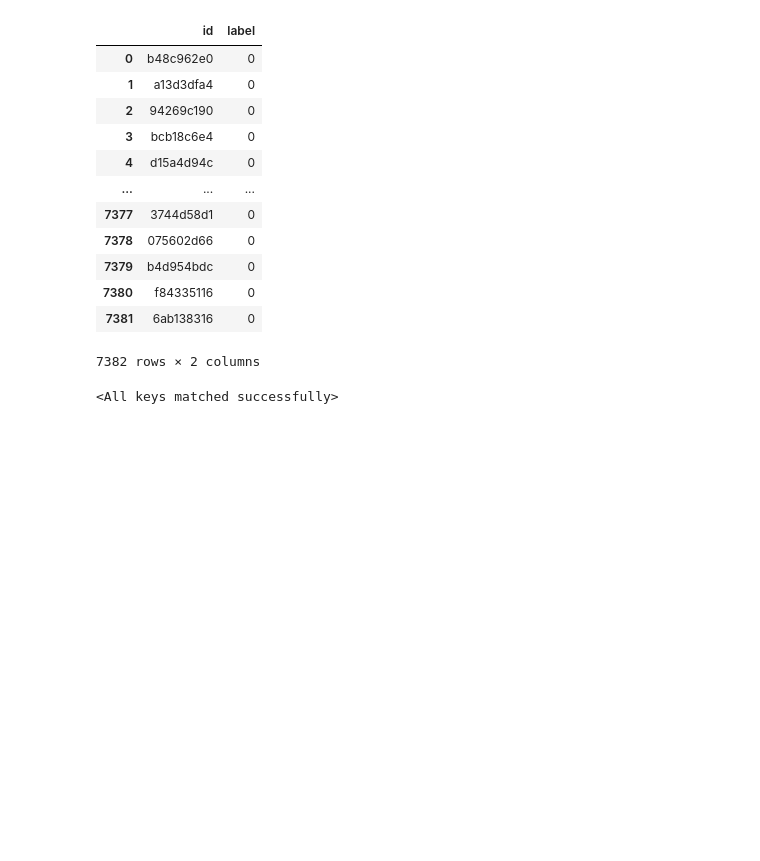
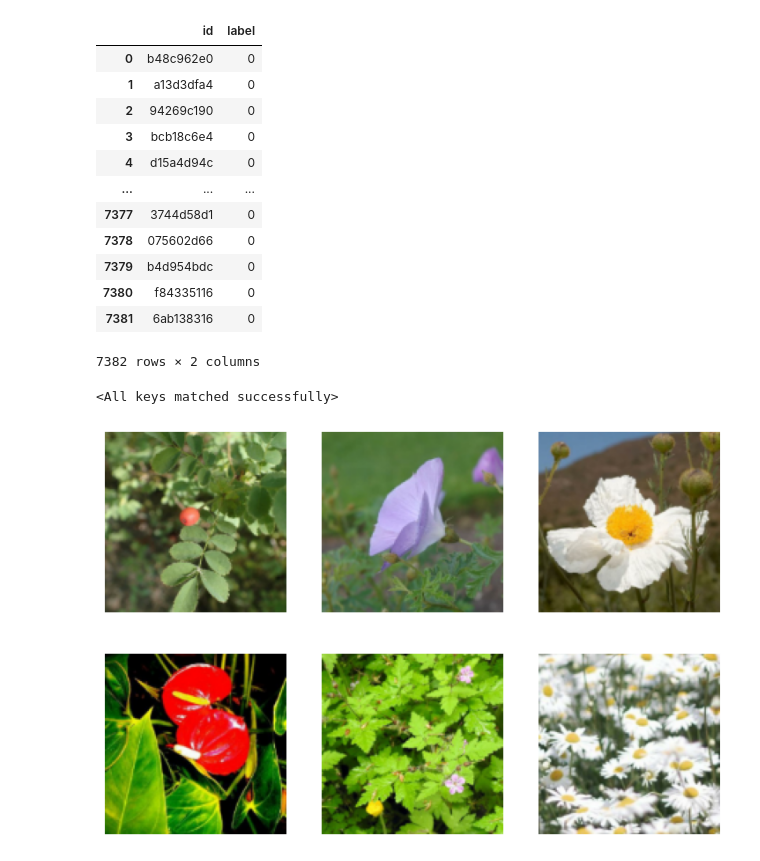
Before and after one commit to AlexChalk/ml_env, a Jupyter notebook: petals_to_the_metal/01.ipynb, the cells around one changed output. Saved outputs shown, nothing was run; the diff lists cells and outputs as text; code cells hidden in the pictures; blank space fills up the shorter version.

```diff
--- a/petals_to_the_metal/01.ipynb
+++ b/petals_to_the_metal/01.ipynb
@@ -129,3 +124,12 @@ sample_submission
 # learn.model.load_state_dict(torch.load('01.pth', map_location=torch.device('cpu')))
 # %% [output]
 <All keys matched successfully>
+# %%
+test_paths = [Path('tpu-getting-started/tfrecords-jpeg-224x224/test').ls()]
+test_data = load_tfrecs(test_paths, {'id': 'bytes_list', 'image': 'bytes_list'})
+len(test_data)
+test_dataloader = dls.test_dl(test_data)
+# %%
+test_dataloader.show_batch(max_n=6)
+# %% [output]
+[figure, added]
```
Also changed, not shown: parts of 2 cells of this notebook.
